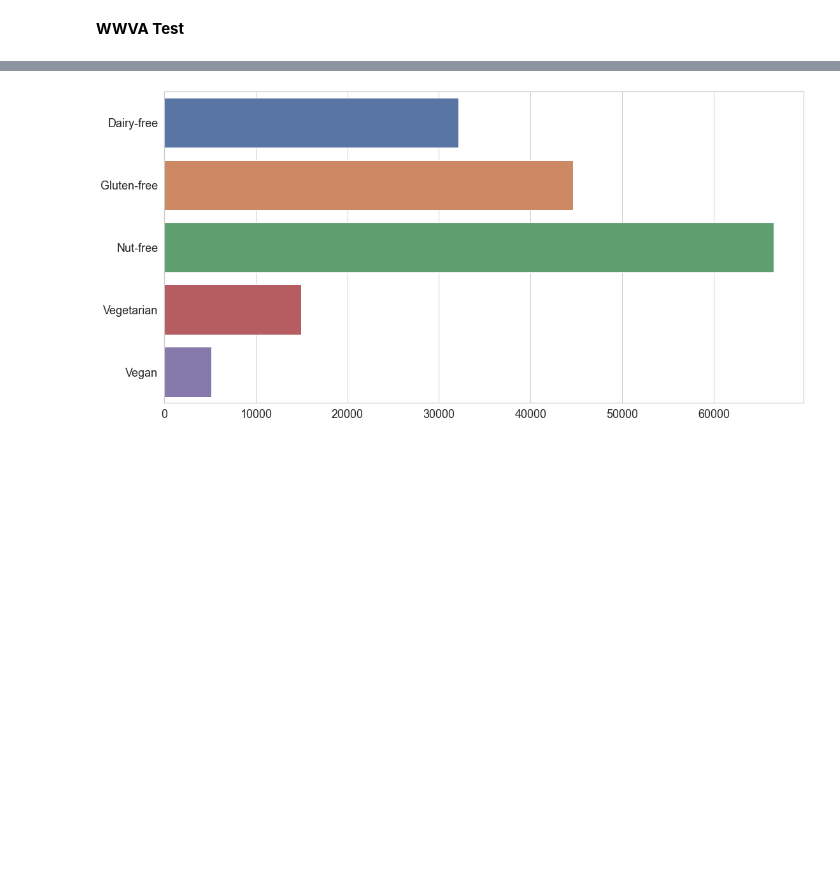
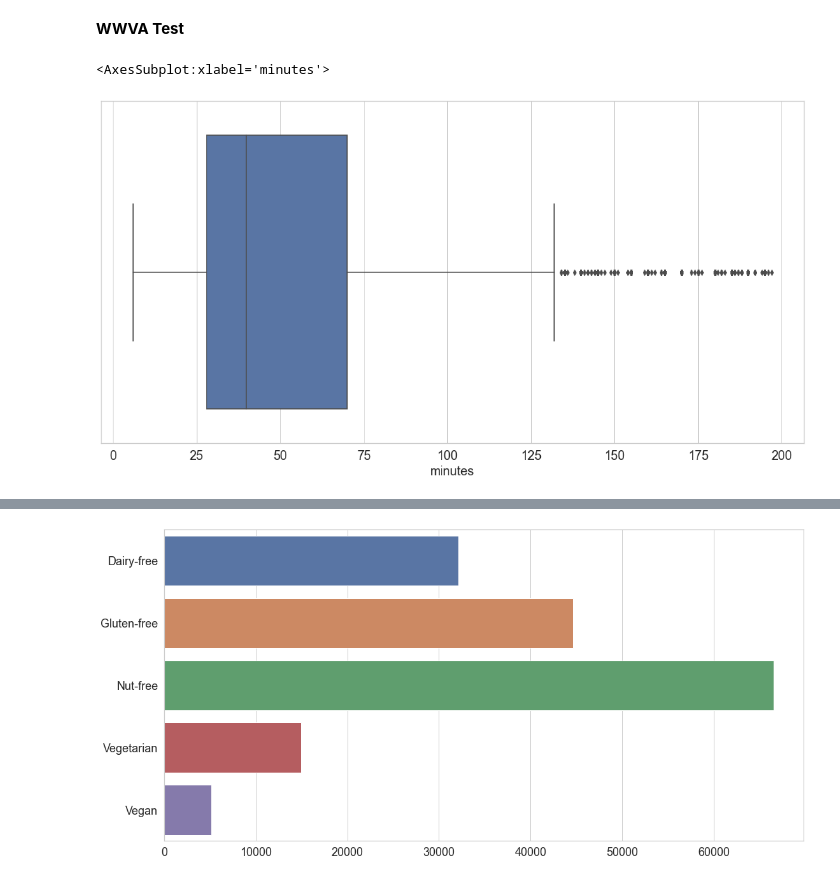
Before and after one commit to nico-stan/recipes, a Jupyter notebook: queries.ipynb, the cells around one changed output, grey strips where cells are left out. Saved outputs shown, nothing was run; the diff lists cells and outputs as text; code cells hidden in the pictures; blank space fills up the shorter version.

```diff
--- a/queries.ipynb
+++ b/queries.ipynb
@@ -79,0 +84,5 @@ df2 = restrict(df, 'dairy', 'gluten')
+# %%
+sns.boxplot(df2.minutes[(5<df2.minutes) & (df2.minutes<200)])
+# %% [output]
+<AxesSubplot:xlabel='minutes'>
+[figure, added]
```
Also changed, not shown: parts of 11 cells of this notebook.
